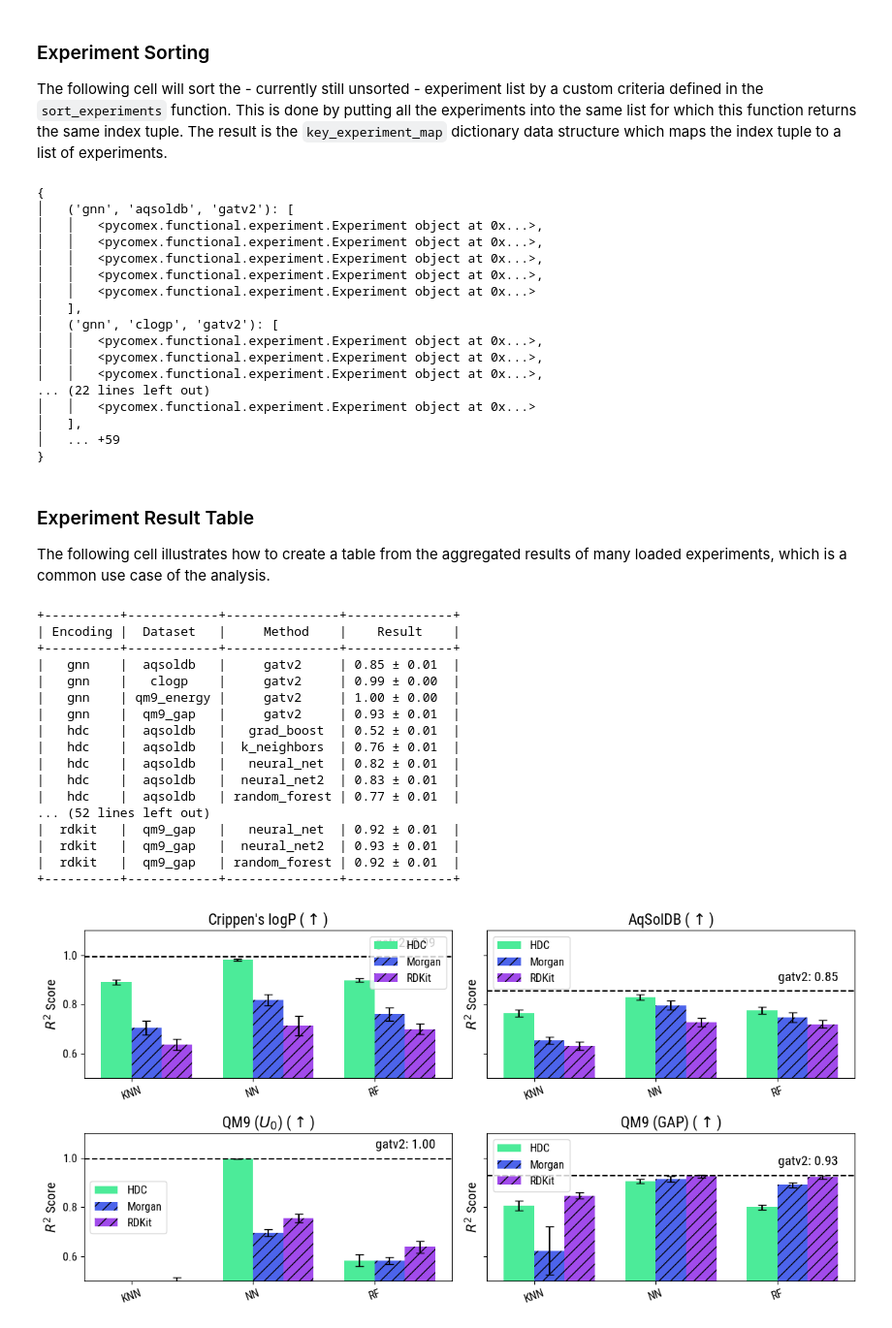
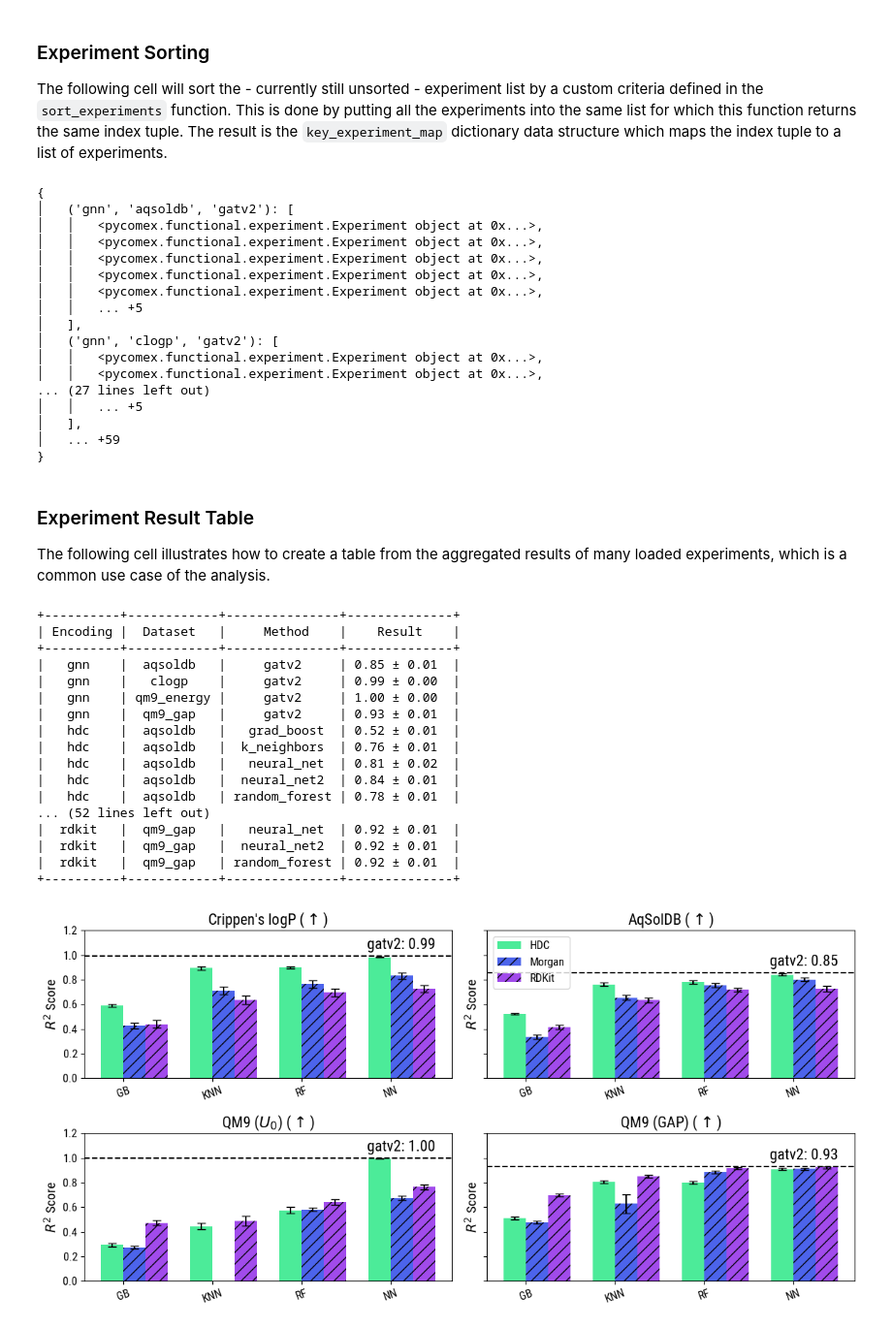
Before and after one commit to aimat-lab/graph_hdc, a Jupyter notebook: graph_hdc/experiments/fingerprints/analyze_ex_01.ipynb, the cells around one changed output. Shown: that part at 97% size. Saved outputs shown, nothing was run; the diff lists cells and outputs as text; code cells hidden in the pictures.

Commit message:
Added new experiments for new datasets

```diff
--- a/graph_hdc/experiments/fingerprints/analyze_ex_01.ipynb
+++ b/graph_hdc/experiments/fingerprints/analyze_ex_01.ipynb
@@ -33,7 +33,7 @@ def select_experiment(experiment_name: str,
                       experiment_metadata: dict,
                       experiment_parameters: dict
                       ) -> bool:
-    return '__PREFIX__' in experiment_parameters and 'ex_01_p' in experiment_parameters['__PREFIX__']
+    return '__PREFIX__' in experiment_parameters and 'ex_01_aa' in experiment_parameters['__PREFIX__']
 
 
 # Assign a unique key to the experiment based on its data / parameters etc.
@@ -201,14 +204,14 @@ pprint(key_experiment_map, max_length=5)
 │   │   <pycomex.functional.experiment.Experiment object at 0x...>,
 │   │   <pycomex.functional.experiment.Experiment object at 0x...>,
 │   │   <pycomex.functional.experiment.Experiment object at 0x...>,
-│   │   <pycomex.functional.experiment.Experiment object at 0x...>
+│   │   <pycomex.functional.experiment.Experiment object at 0x...>,
+│   │   ... +5
 │   ],
 │   ('gnn', 'clogp', 'gatv2'): [
 │   │   <pycomex.functional.experiment.Experiment object at 0x...>,
 │   │   <pycomex.functional.experiment.Experiment object at 0x...>,
-│   │   <pycomex.functional.experiment.Experiment object at 0x...>,
-... (22 lines left out)
-│   │   <pycomex.functional.experiment.Experiment object at 0x...>
+... (27 lines left out)
+│   │   ... +5
 │   ],
 │   ... +59
 }
@@ -258,12 +261,12 @@ print(table.get_string())
 |   gnn    |  qm9_gap   |     gatv2     | 0.93 ± 0.01  |
 |   hdc    |  aqsoldb   |   grad_boost  | 0.52 ± 0.01  |
 |   hdc    |  aqsoldb   |  k_neighbors  | 0.76 ± 0.01  |
-|   hdc    |  aqsoldb   |   neural_net  | 0.82 ± 0.01  |
-|   hdc    |  aqsoldb   |  neural_net2  | 0.83 ± 0.01  |
-|   hdc    |  aqsoldb   | random_forest | 0.77 ± 0.01  |
+|   hdc    |  aqsoldb   |   neural_net  | 0.81 ± 0.02  |
+|   hdc    |  aqsoldb   |  neural_net2  | 0.84 ± 0.01  |
+|   hdc    |  aqsoldb   | random_forest | 0.78 ± 0.01  |
 ... (52 lines left out)
 |  rdkit   |  qm9_gap   |   neural_net  | 0.92 ± 0.01  |
-|  rdkit   |  qm9_gap   |  neural_net2  | 0.93 ± 0.01  |
+|  rdkit   |  qm9_gap   |  neural_net2  | 0.92 ± 0.01  |
 |  rdkit   |  qm9_gap   | random_forest | 0.92 ± 0.01  |
 +----------+------------+---------------+--------------+
 # %%
@@ -281,12 +284,12 @@ datasets = [
     #'ames'
 ]
 methods = [
-    #'grad_boost',
+    'grad_boost',
     'k_neighbors',
     #'linear',
     #'neural_net',
+    'random_forest',
     'neural_net2',
-    'random_forest',
 ]
 encodings = [
     'hdc',
@@ -358,34 +361,35 @@ for i, dataset in enumerate(datasets):
 
     # GATv2 GNN baseline
     gnn_vals = key_values_map.get(('gnn', dataset, 'gatv2'), [])
     if gnn_vals:
         gnn_mean = np.mean(gnn_vals)
         ax.axhline(gnn_mean, color='black', linestyle='--')
         ax.text(
             len(methods)-0.5,
             gnn_mean + 0.03,
             f'gatv2: {gnn_mean:.2f}',
             va='bottom',
             ha='right',
             color='black',
-            fontsize=14
+            fontsize=16
         )
 
     ax.set_xticks(bar_positions)
     ax.set_xticklabels([method_label_map.get(m, m) for m in methods], rotation=20)
     ax.set_title(dataset_label_map.get(dataset, dataset))
     ax.set_ylabel('$R^2$ Score')
-    ax.legend()
+    if i == 1:
+        ax.legend()
 
-ax.set_ylim(0.5, 1.1)  # Adjust y-axis limit for better visibility
+ax.set_ylim(0.0, 1.2)  # Adjust y-axis limit for better visibility
 for ax in axes:
     ax.xaxis.label.set_size(14)
     ax.yaxis.label.set_size(14)
     ax.title.set_size(16)
     ax.tick_params(axis='x', labelsize=12)
     ax.tick_params(axis='y', labelsize=12)
 
 plt.tight_layout()
 plt.show()
 # %% [output]
-[figure, old version]
+[figure, new version]
```
Also changed, not shown: parts of 3 cells of this notebook, 16 other files.
